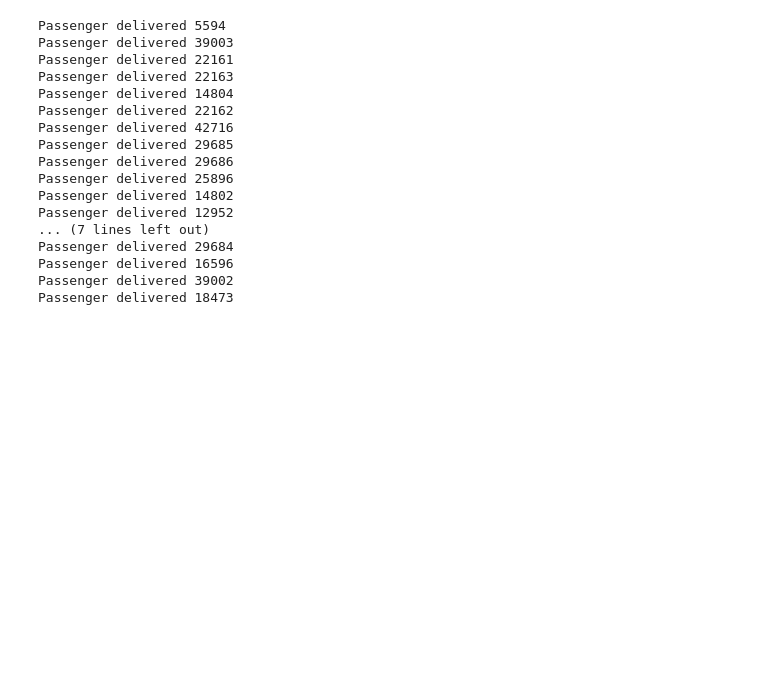
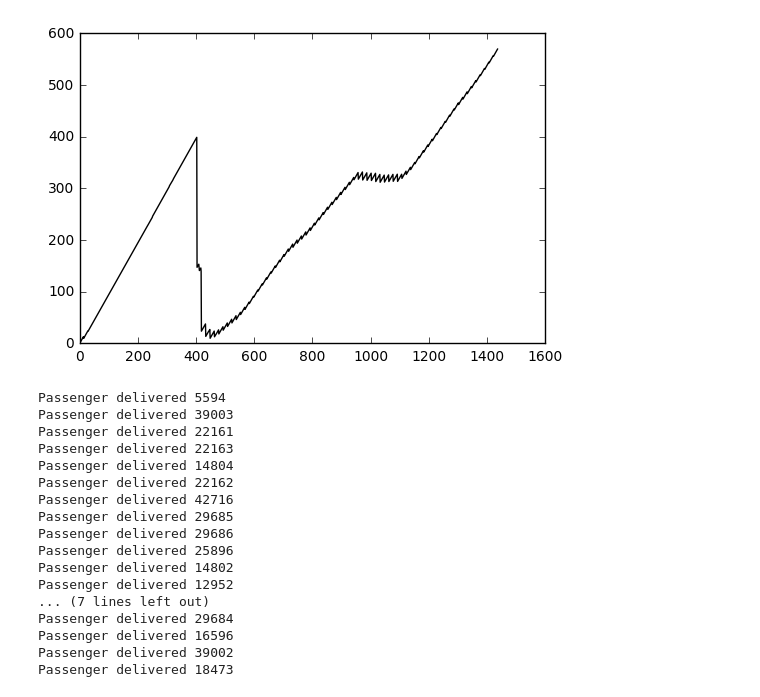
Before and after one commit to danakianfar/multi_agent_systems, a Jupyter notebook: Project/Python/TransportSystem.ipynb, the cells around one changed output. Saved outputs shown, nothing was run; the diff lists cells and outputs as text; code cells hidden in the pictures; blank space fills up the shorter version.

```diff
--- a/Project/Python/TransportSystem.ipynb
+++ b/Project/Python/TransportSystem.ipynb
@@ -45,3 +66,8 @@ plt.plot(results['Execution Cost Logger'], 'r-')
+# %%
+plt.plot(results['Average Waiting Cost Logger'], 'k-')
+plt.show()
+# %% [output]
+[figure, added]
 # %%
 HTML(simulation.anim.to_html5_video())
 # %% [output]
```
Also changed, not shown: parts of 6 cells of this notebook, 5 other files.
